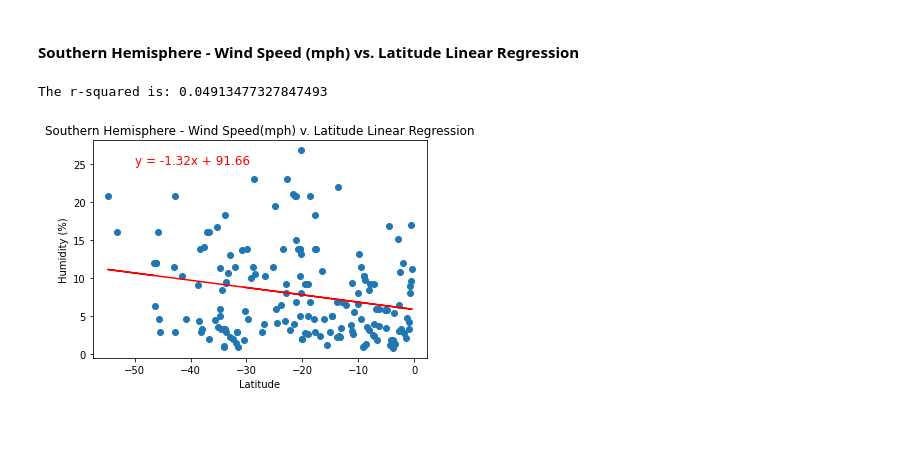
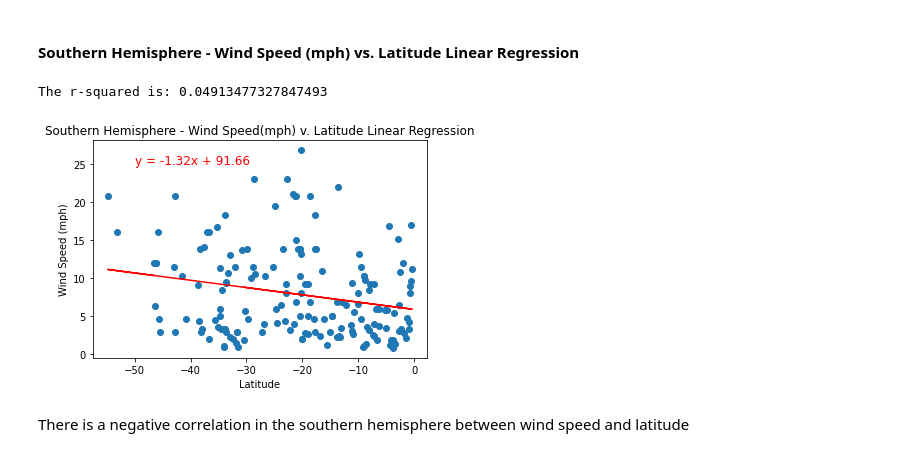
Before and after one commit to geofftm/python-api-challenge, a Jupyter notebook: WeatherPY/WeatherPy.ipynb, the cells around one changed output. Cells and saved outputs as stored; diff of their text form; code cells hidden in the pictures; blank space fills up the shorter version.

```diff
--- a/WeatherPY/WeatherPy.ipynb
+++ b/WeatherPY/WeatherPy.ipynb
@@ -370,10 +384,12 @@ The r-squared is: 0.012663814271548219
 # %%
 x_value = south["Latitude"]
 y_value = south["Wind Speed"]
 linear_regression(x_value, y_value)
 chart_annotation(line_eq, -50,25)
-chart_titles("Southern Hemisphere - Wind Speed(mph) v. Latitude Linear Regression", "Latitude", "Humidity (%)")
+chart_titles("Southern Hemisphere - Wind Speed(mph) v. Latitude Linear Regression", "Latitude", "Wind Speed (mph)")
 plt.savefig("../Images/So_Hem_Wind_Lat.png")
 # %% [output]
 The r-squared is: 0.04913477327847493
-[figure, old version]
+[figure, new version]
+# %% [markdown]
+There is a negative correlation in the southern hemisphere between wind speed and latitude
```
Also changed, not shown: parts of 14 cells of this notebook, 4 other files.
